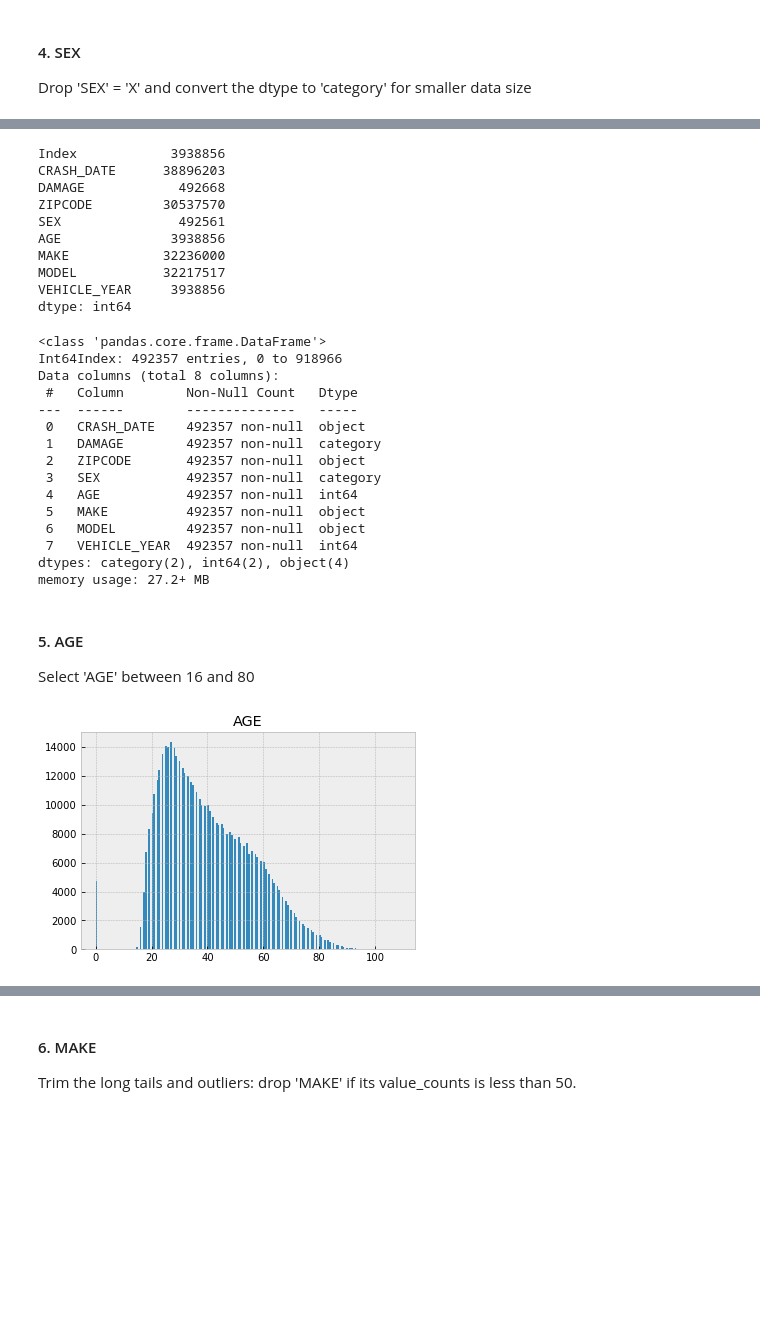
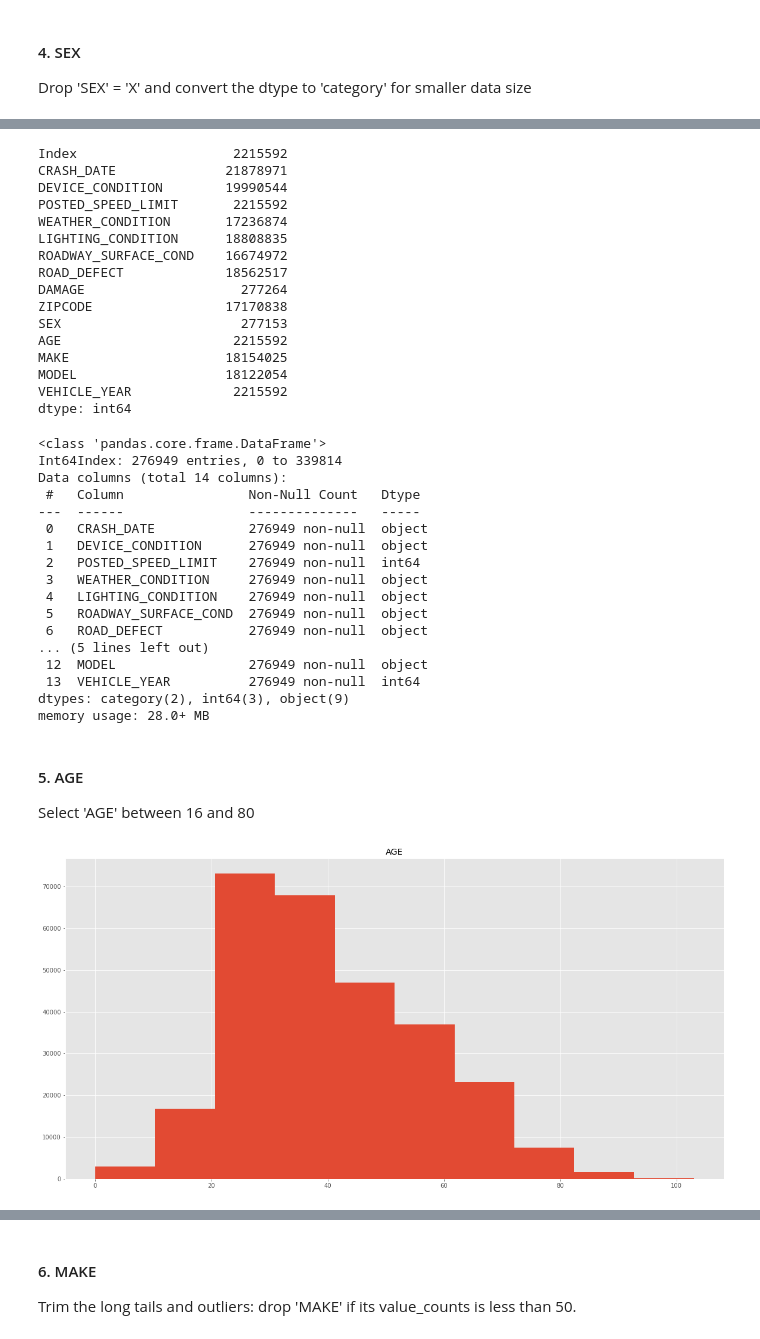
Before and after one commit to JasmineHuang25/Phase3_project, a Jupyter notebook: EDA_clean_data.ipynb, the cells around one changed output, grey strips where cells are left out. Cells and saved outputs as stored; diff of their text form; code cells hidden in the pictures; blank space fills up the shorter version.

```diff
--- a/EDA_clean_data.ipynb
+++ b/EDA_clean_data.ipynb
@@ -10,7 +10,7 @@ import numpy as np
 from matplotlib import pyplot as plt
 import seaborn as sns
 
-plt.style.use('bmh')
+plt.style.use('ggplot')
 # %% [markdown]
 ### Load DataFrame and first glance
 # %%
@@ -58,4 +78,4 @@ df['CRASH_DATE'].min(), df['CRASH_DATE'].max()
 # %%
 # Select date range starting from 06/01/2021 for smaller data size:
-df = df[df['CRASH_DATE'] >= '06/01/2021']
-df.info()
+# df = df[df['CRASH_DATE'] >= '06/01/2021']
+# df.info()
@@ -249,40 +246,49 @@ df['SEX']= df['SEX'].astype('category')
 # %%
 df.memory_usage(deep=True)
 # %% [output]
-Index            3938856
-CRASH_DATE      38896203
-DAMAGE            492668
-ZIPCODE         30537570
-SEX               492561
-AGE              3938856
-MAKE            32236000
-MODEL           32217517
-VEHICLE_YEAR     3938856
+Index                    2215592
+CRASH_DATE              21878971
+DEVICE_CONDITION        19990544
+POSTED_SPEED_LIMIT       2215592
+WEATHER_CONDITION       17236874
+LIGHTING_CONDITION      18808835
+ROADWAY_SURFACE_COND    16674972
+ROAD_DEFECT             18562517
+DAMAGE                    277264
+ZIPCODE                 17170838
+SEX                       277153
+AGE                      2215592
+MAKE                    18154025
+MODEL                   18122054
+VEHICLE_YEAR             2215592
 dtype: int64
 # %%
 df.info()
 # %% [output]
 <class 'pandas.core.frame.DataFrame'>
-Int64Index: 492357 entries, 0 to 918966
-Data columns (total 8 columns):
- #   Column        Non-Null Count   Dtype
----  ------        --------------   -----
- 0   CRASH_DATE    492357 non-null  object
- 1   DAMAGE        492357 non-null  category
- 2   ZIPCODE       492357 non-null  object
- 3   SEX           492357 non-null  category
- 4   AGE           492357 non-null  int64
- 5   MAKE          492357 non-null  object
- 6   MODEL         492357 non-null  object
- 7   VEHICLE_YEAR  492357 non-null  int64
-dtypes: category(2), int64(2), object(4)
-memory usage: 27.2+ MB
+Int64Index: 276949 entries, 0 to 339814
+Data columns (total 14 columns):
+ #   Column                Non-Null Count   Dtype
+---  ------                --------------   -----
+ 0   CRASH_DATE            276949 non-null  object
+ 1   DEVICE_CONDITION      276949 non-null  object
+ 2   POSTED_SPEED_LIMIT    276949 non-null  int64
+ 3   WEATHER_CONDITION     276949 non-null  object
+ 4   LIGHTING_CONDITION    276949 non-null  object
+ 5   ROADWAY_SURFACE_COND  276949 non-null  object
+ 6   ROAD_DEFECT           276949 non-null  object
+... (5 lines left out)
+ 12  MODEL                 276949 non-null  object
+ 13  VEHICLE_YEAR          276949 non-null  int64
+dtypes: category(2), int64(3), object(9)
+memory usage: 28.0+ MB
 # %% [markdown]
 #### 5. AGE
 Select 'AGE' between 16 and 80
 # %%
-df['AGE'].hist(bins='auto')
+fig, ax = plt.subplots(figsize=[20,10])
+df['AGE'].hist()
 plt.title("AGE")
 plt.show()
 # %% [output]
-[figure, old version]
+[figure, new version]
```
Also changed, not shown: parts of 55 cells of this notebook, 7 other files.
